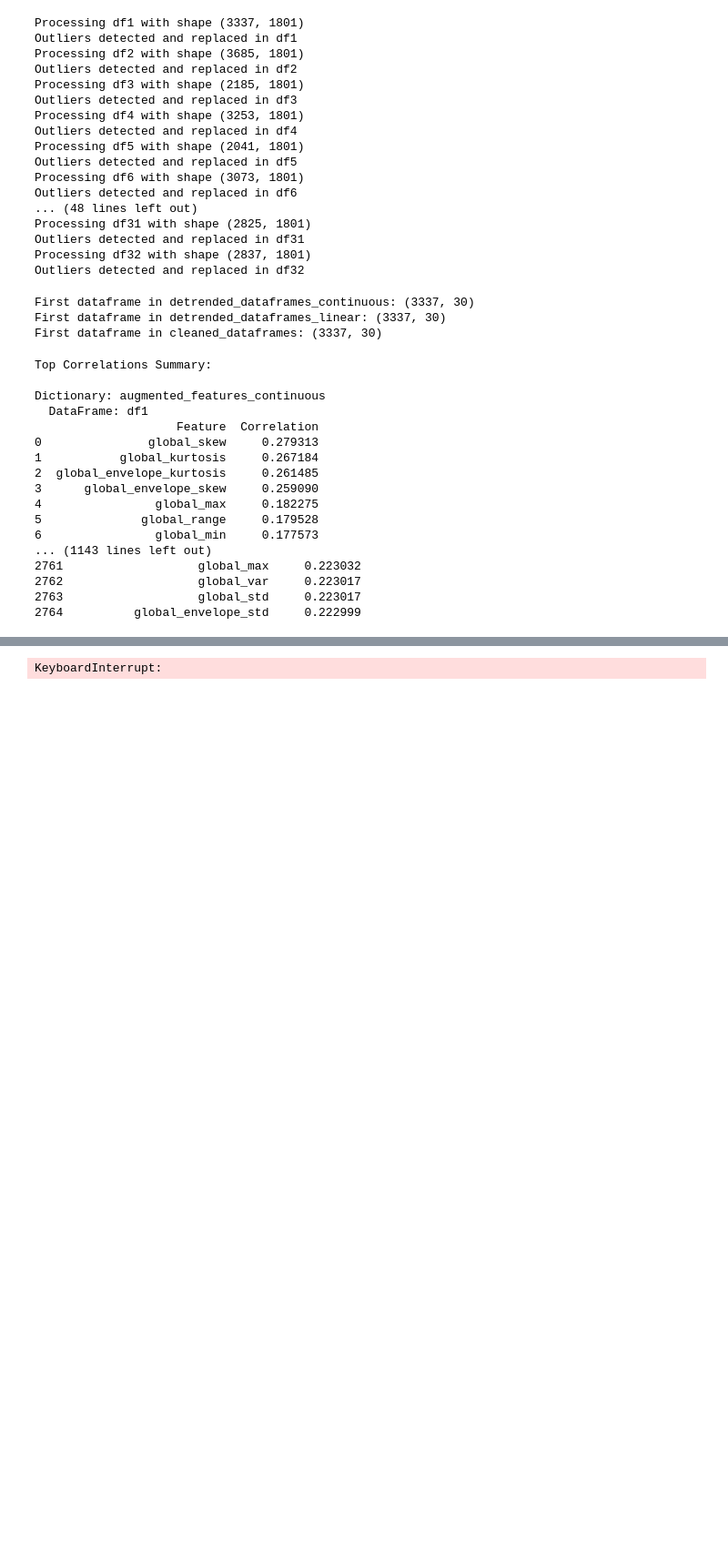
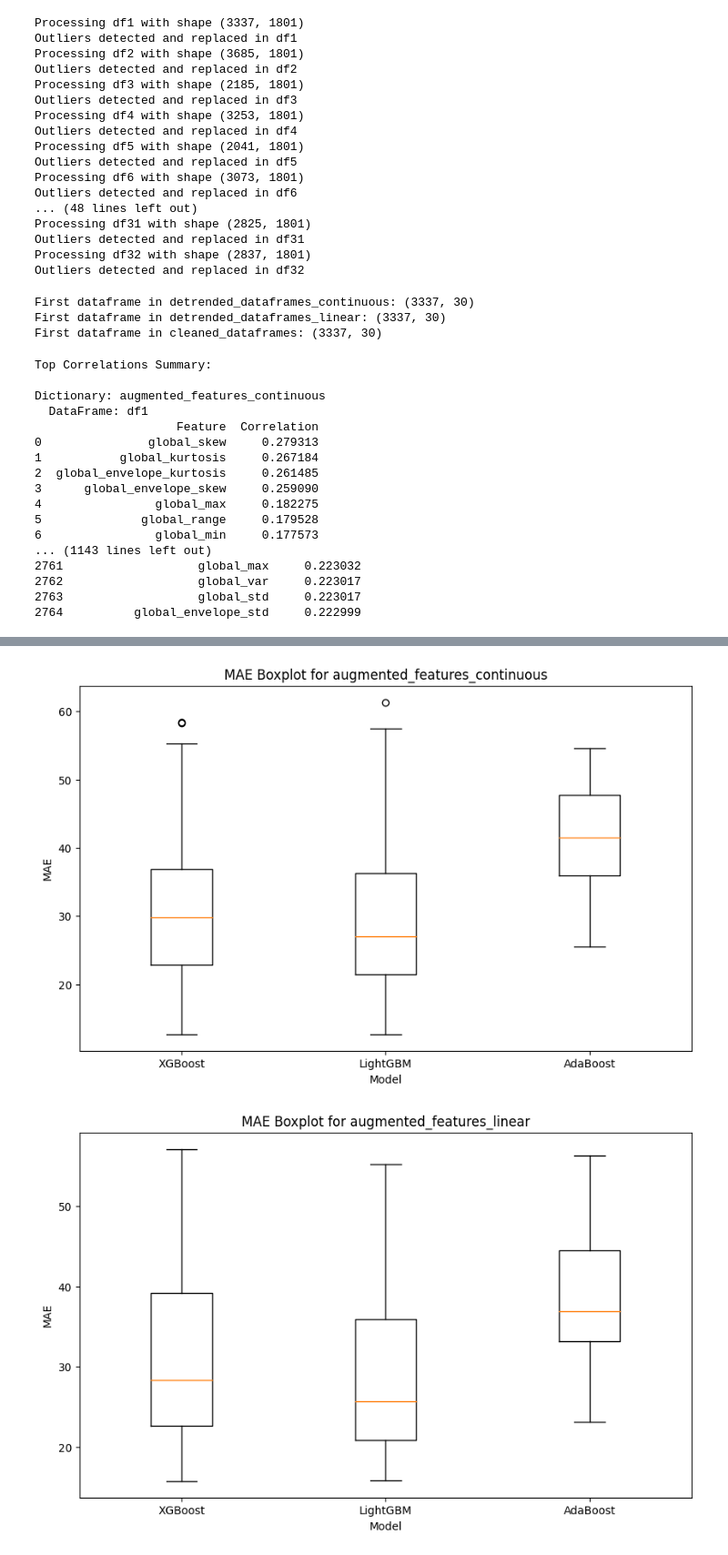
Before and after one commit to stebil87/Thesis, a Jupyter notebook: Analysis.ipynb, the cells around one changed output, grey strips where cells are left out. Shown at 91% size. Cells and saved outputs as stored; diff of their text form; code cells hidden in the pictures; blank space fills up the shorter version.

Commit message:
upgrades, plots need to be redone

```diff
--- a/Analysis.ipynb
+++ b/Analysis.ipynb
@@ -281,8 +272,9 @@ Dictionary: augmented_features_continuous
 2763                   global_std     0.223017
 2764          global_envelope_std     0.222999
 # %%
-#modelling, no opt
-results = perform_regression_and_cv(scaled_dictionaries)
+#modelling, no op
+results, predictions = perform_regression_and_cv(scaled_dictionaries)
 print_results(results, "MAE")
+plot_results(results)
 # %% [output]
 Processing dictionary: augmented_features_continuous
@@ -294 +297,2 @@ You can set `force_col_wise=true` to remove the overhead.
-KeyboardInterrupt:
+[figure, added]
+[figure, added]
```
Also changed, not shown: parts of 7 cells of this notebook, 7 other files.
